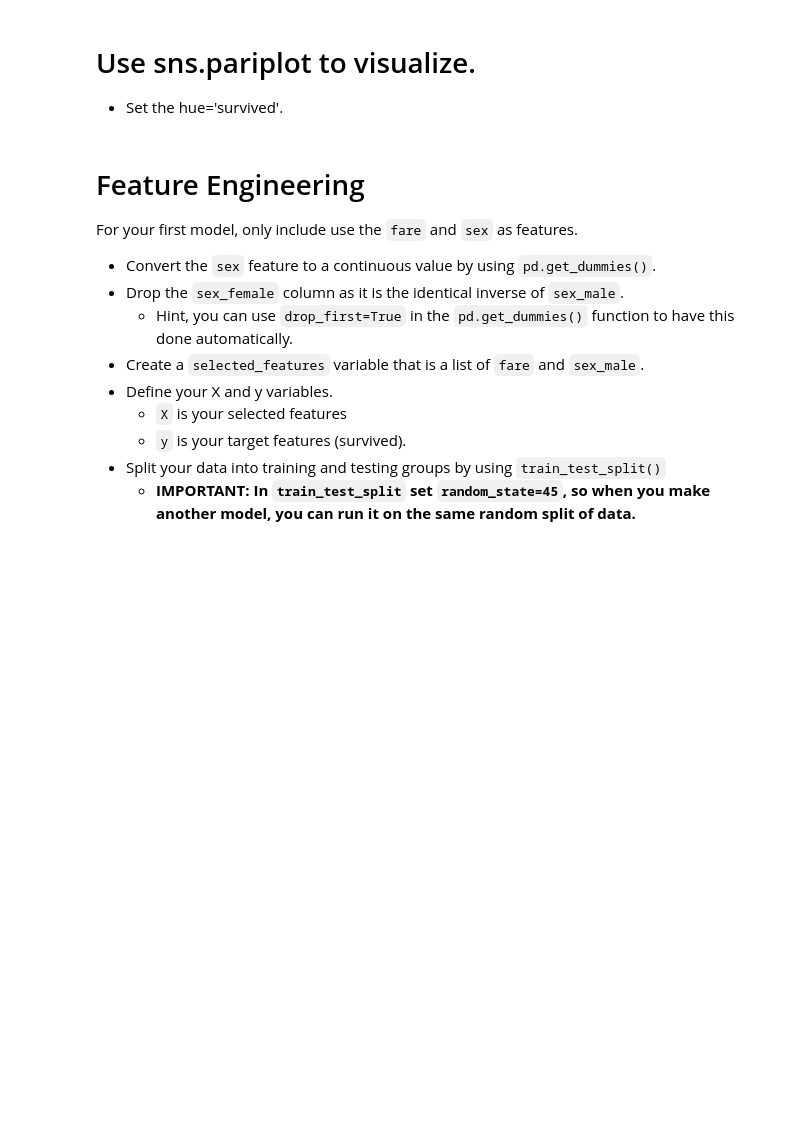
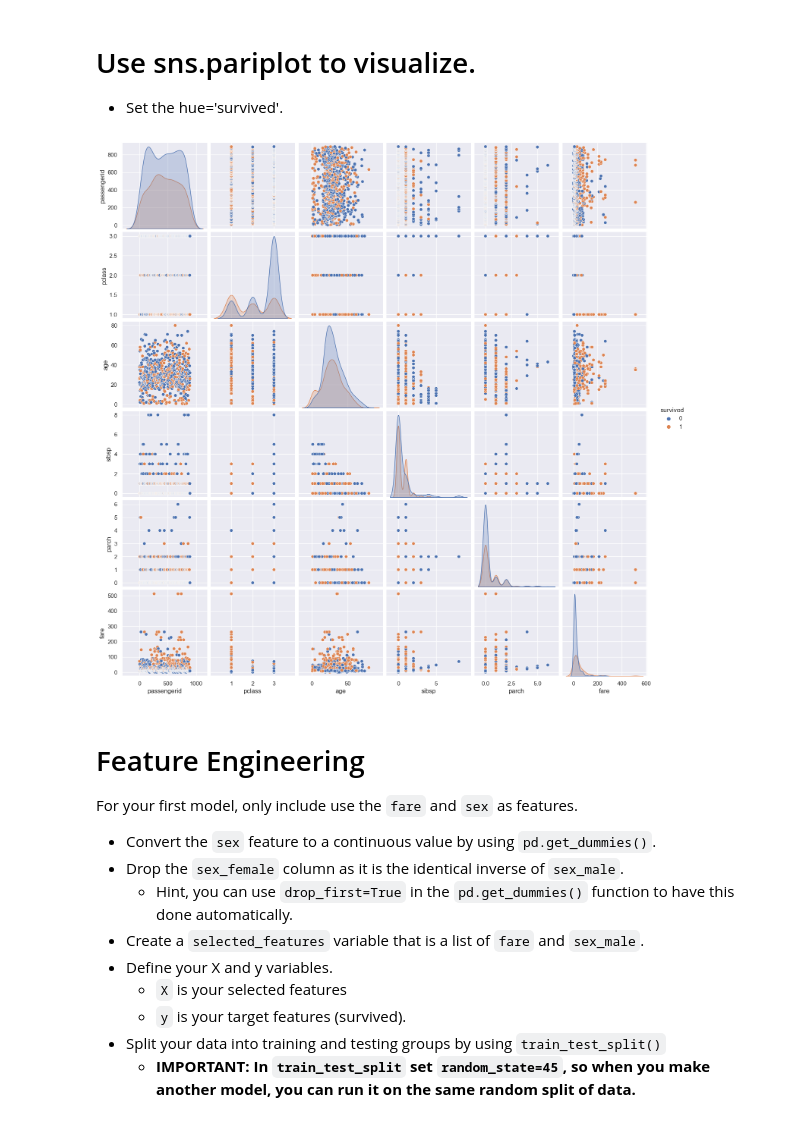
Before and after one commit to notreyreyes/my-fork-2024-fall-data-science, a Jupyter notebook: Week-06-Classification/Exercise-RR.ipynb, the cells around one changed output. Drawn from its saved outputs; the diff is of its cells as text; code cells hidden in the pictures; blank space fills up the shorter version.

```diff
--- a/Week-06-Classification/Exercise-RR.ipynb
+++ b/Week-06-Classification/Exercise-RR.ipynb
@@ -5,5 +3,33 @@
+# %%
+# Import our libraries
+# Import our libraries
+
+# Pandas and numpy for data wrangling
+import pandas as pd
+import numpy as np
+
+# Seaborn / matplotlib for visualization
+import seaborn as sns
+sns.set()
+import matplotlib.pyplot as plt
+%matplotlib inline
+
+
+# Helper function to split our data
+from sklearn.model_selection import train_test_split
+
+# This is our Logit model
+from sklearn.linear_model import LogisticRegression
+
+# Helper fuctions to evaluate our model.
+from sklearn.metrics import accuracy_score, precision_score, recall_score, confusion_matrix, classification_report, f1_score
 # %% [markdown]
 # Import and inspect the Titanic dataset.
 * Load the titanic data set into a pandas dataframe.
 # %%
 # Load the titanic data set into a pandas dataframe.
+# Load data
+df = pd.read_csv('data/titanic.csv')
+
+# Display data
+df.head()
@@ -25,6 +73,9 @@ If so, remove the duplicates.
 * Set the hue='survived'.
 # %%
 # Use sns.pariplot to visualize.
+sns.pairplot(df, hue='survived');
+# %% [output]
+[figure, added]
 # %% [markdown]
 # Feature Engineering
 For your first model, only include use the `fare` and `sex` as features.
```
Also changed, not shown: parts of 3 cells of this notebook, 1 other file.
